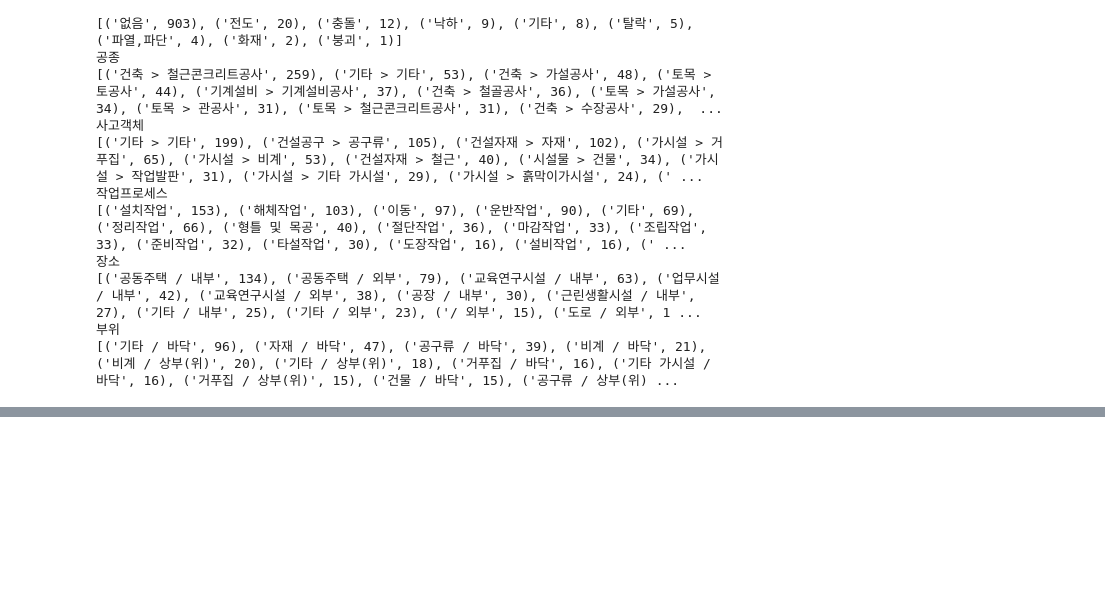
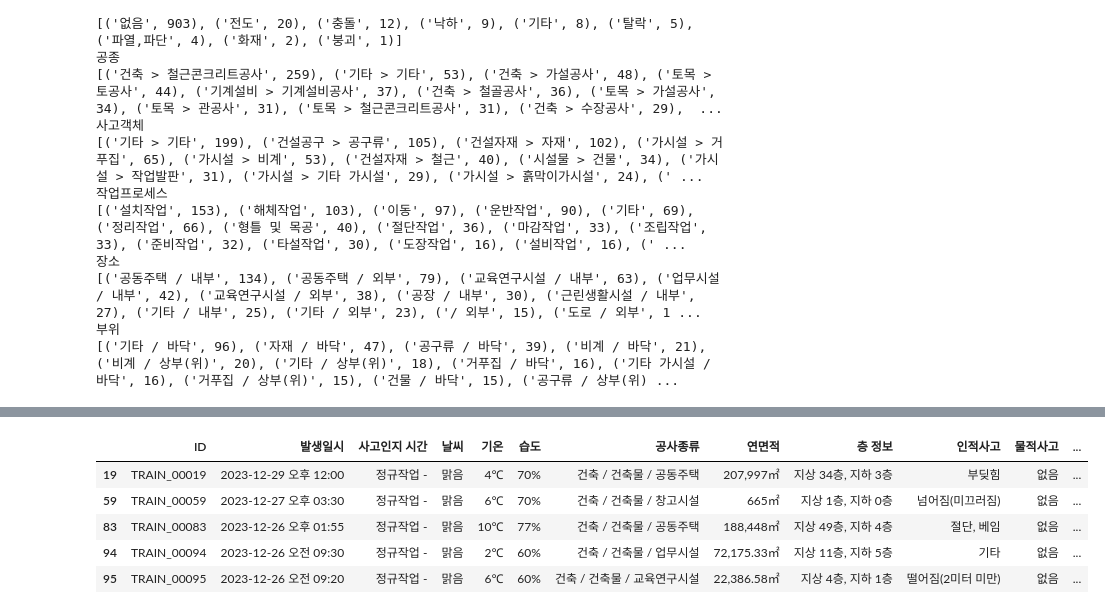
Before and after one commit to whitekuj02/construct, a Jupyter notebook: analysis/eda.ipynb, the cells around one changed output, grey strips where cells are left out. Cells and saved outputs as stored; diff of their text form; code cells hidden in the pictures; blank space fills up the shorter version.

```diff
--- a/analysis/eda.ipynb
+++ b/analysis/eda.ipynb
@@ -139,3 +138,14 @@ for i in category:
 [('공동주택 / 내부', 134), ('공동주택 / 외부', 79), ('교육연구시설 / 내부', 63), ('업무시설 / 내부', 42), ('교육연구시설 / 외부', 38), ('공장 / 내부', 30), ('근린생활시설 / 내부', 27), ('기타 / 내부', 25), ('기타 / 외부', 23), ('/ 외부', 15), ('도로 / 외부', 1 ...
 부위
 [('기타 / 바닥', 96), ('자재 / 바닥', 47), ('공구류 / 바닥', 39), ('비계 / 바닥', 21), ('비계 / 상부(위)', 20), ('기타 / 상부(위)', 18), ('거푸집 / 바닥', 16), ('기타 가시설 / 바닥', 16), ('거푸집 / 상부(위)', 15), ('건물 / 바닥', 15), ('공구류 / 상부(위) ...
+# %%
+from collections import Counter
+
+word_list = []
+for i in train_df['재발방지대책 및 향후조치계획']:
+    k = list(i.split(' '))
+    for l in k:
+        word_list.append(l)
+
+count_word = Counter(word_list)
+count_word
@@ -141,0 +170,17 @@ for i in category:
+# %%
+idx_2p = []
+
+for idx, i in enumerate(train_df['재발방지대책 및 향후조치계획']):
+    ans = i.split(" ")
+    if '2인' in ans or '1조' in ans:
+        idx_2p.append(idx)
+
+train_fillter = train_df.iloc[idx_2p]
+train_fillter.head()
+# %% [output]
+|  | ID | 발생일시 | 사고인지 시간 | 날씨 | 기온 | 습도 | 공사종류 | 연면적 | 층 정보 | 인적사고 | 물적사고 | ... |
+| 19 | TRAIN_00019 | 2023-12-29 오후 12:00 | 정규작업 - | 맑음 | 4℃ | 70% | 건축 / 건축물 / 공동주택 | 207,997㎡ | 지상 34층, 지하 3층 | 부딪힘 | 없음 | ... |
+| 59 | TRAIN_00059 | 2023-12-27 오후 03:30 | 정규작업 - | 맑음 | 6℃ | 70% | 건축 / 건축물 / 창고시설 | 665㎡ | 지상 1층, 지하 0층 | 넘어짐(미끄러짐) | 없음 | ... |
+| 83 | TRAIN_00083 | 2023-12-26 오후 01:55 | 정규작업 - | 맑음 | 10℃ | 77% | 건축 / 건축물 / 공동주택 | 188,448㎡ | 지상 49층, 지하 4층 | 절단, 베임 | 없음 | ... |
+| 94 | TRAIN_00094 | 2023-12-26 오전 09:30 | 정규작업 - | 맑음 | 2℃ | 60% | 건축 / 건축물 / 업무시설 | 72,175.33㎡ | 지상 11층, 지하 5층 | 기타 | 없음 | ... |
+| 95 | TRAIN_00095 | 2023-12-26 오전 09:20 | 정규작업 - | 맑음 | 6℃ | 60% | 건축 / 건축물 / 교육연구시설 | 22,386.58㎡ | 지상 4층, 지하 1층 | 떨어짐(2미터 미만) | 없음 | ... |
```
Also changed, not shown: parts of 5 cells of this notebook, 14 other files.
